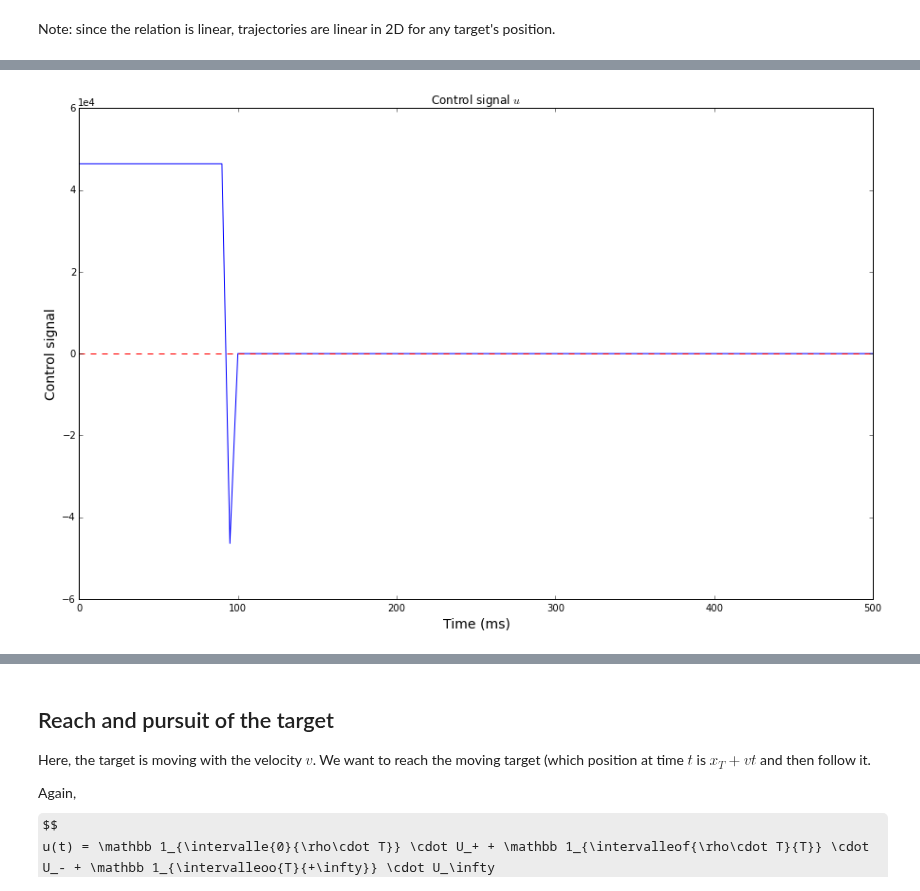
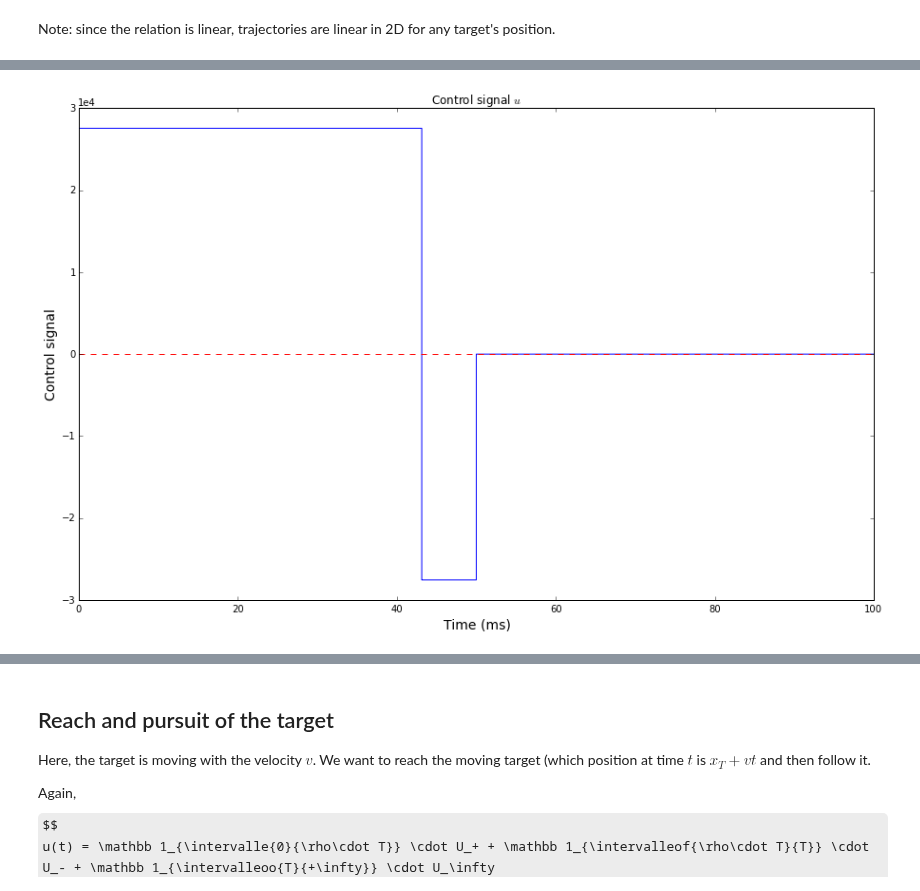
Before and after one commit to AnaideT/OptimalPrecision, a Jupyter notebook: 2017-06-01 Bang-bang solution.ipynb, the cells around one changed output, grey strips where cells are left out. Saved outputs shown, nothing was run; the diff lists cells and outputs as text; code cells hidden in the pictures; some formulas as TeX source.

```diff
--- a/2017-06-01 Bang-bang solution.ipynb
+++ b/2017-06-01 Bang-bang solution.ipynb
@@ -36,8 +36,8 @@ import matplotlib.pyplot as plt
 # %%
 b = 100
 m = 1
-xT = 20
-dt = 0.0001
+xT = 10
+dt = 0.00001
 t_T = .05
 t_R = .05
 T = int(t_T/dt)
@@ -121,16 +106,16 @@ step(x, y, *args, **kwargs)
 # %%
 fig_width = 15
 fig, ax = plt.subplots(1, 1, figsize=(fig_width, fig_width/1.618))
 
-ax.plot(time_ms, u, '-')
+ax.step(time_ms, u, '-', where = 'post')
 ax.plot([0,(t_T+t_R)*1000],[0,0], 'r--')
 ax.set_title(r'Control signal $u$')
 ax.set_xlabel('Time (ms)', fontsize=14)
 ax.set_ylabel('Control signal', fontsize=14)
 ax.ticklabel_format(axis='y', style='scientific', scilimits=(-3, 3))
 #ax.set_xlim(0, 150)
 # %% [output]
-[figure, old version]
+[figure, new version]
 # %%
 fig_width = 15
 fig, ax = plt.subplots(1, 1, figsize=(fig_width, fig_width/1.618))
```
Also changed, not shown: parts of 31 cells of this notebook, 7 other files.
